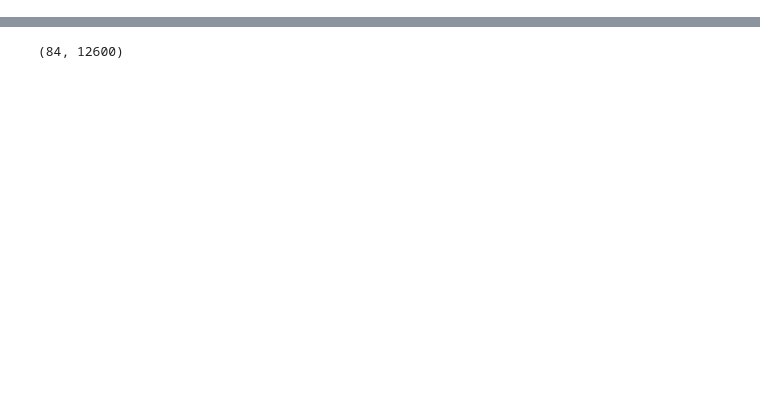
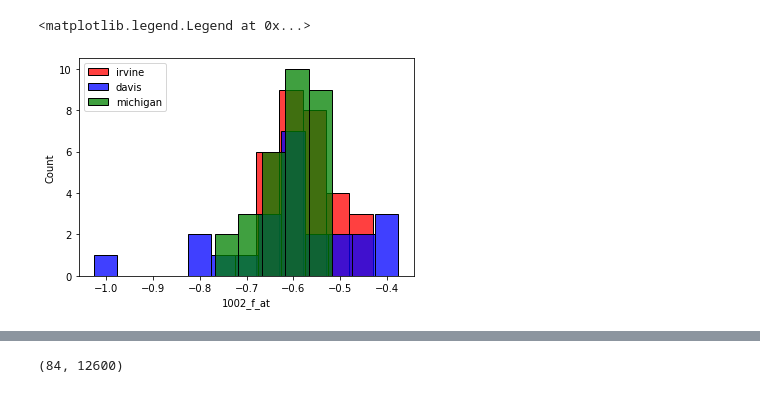
Before and after one commit to unique-subedi/604-gene-expression, a Jupyter notebook: gene_expression_master_kevin.ipynb, the cells around one changed output, grey strips where cells are left out. Cells and saved outputs as stored; diff of their text form; code cells hidden in the pictures; blank space fills up the shorter version.

```diff
--- a/gene_expression_master_kevin.ipynb
+++ b/gene_expression_master_kevin.ipynb
@@ -33,0 +432,8 @@ samples = pd.DataFrame(brain["samples"])
+# %%
+sns.histplot(express_norm_samp[express_norm_samp['lab'] == 'Irvine'][genes_hum_index[2]], binwidth = 0.05, color = 'red')
+sns.histplot(express_norm_samp[express_norm_samp['lab'] == 'Davis'][genes_hum_index[2]], binwidth = 0.05, color = 'blue')
+sns.histplot(express_norm_samp[express_norm_samp['lab'] == 'Michigan'][genes_hum_index[2]], binwidth = 0.05, color = 'green')
+plt.legend(labels = ['irvine', 'davis', 'michigan'])
+# %% [output]
+<matplotlib.legend.Legend at 0x...>
+[figure, added]
```
Also changed, not shown: parts of 31 cells of this notebook.
